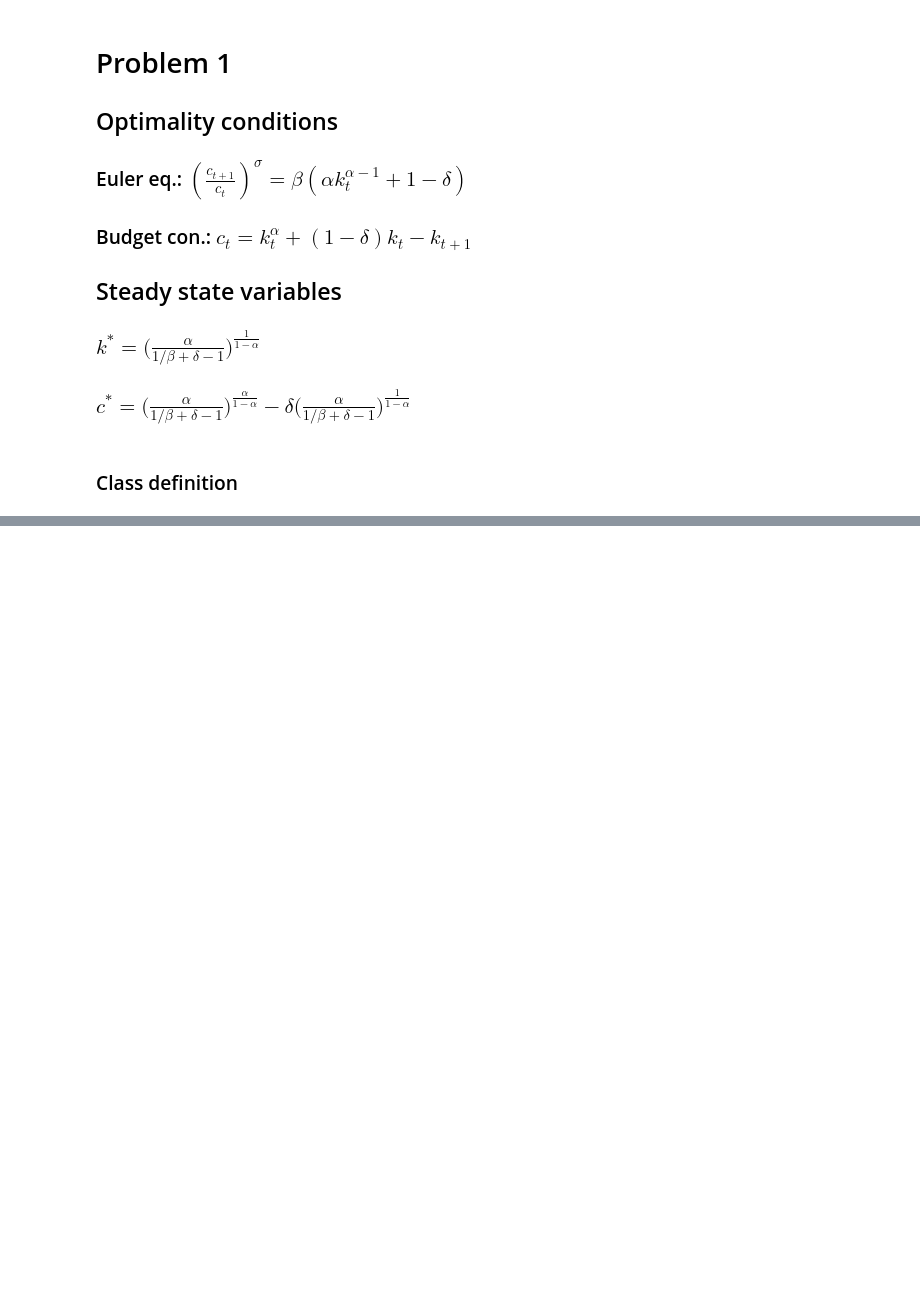
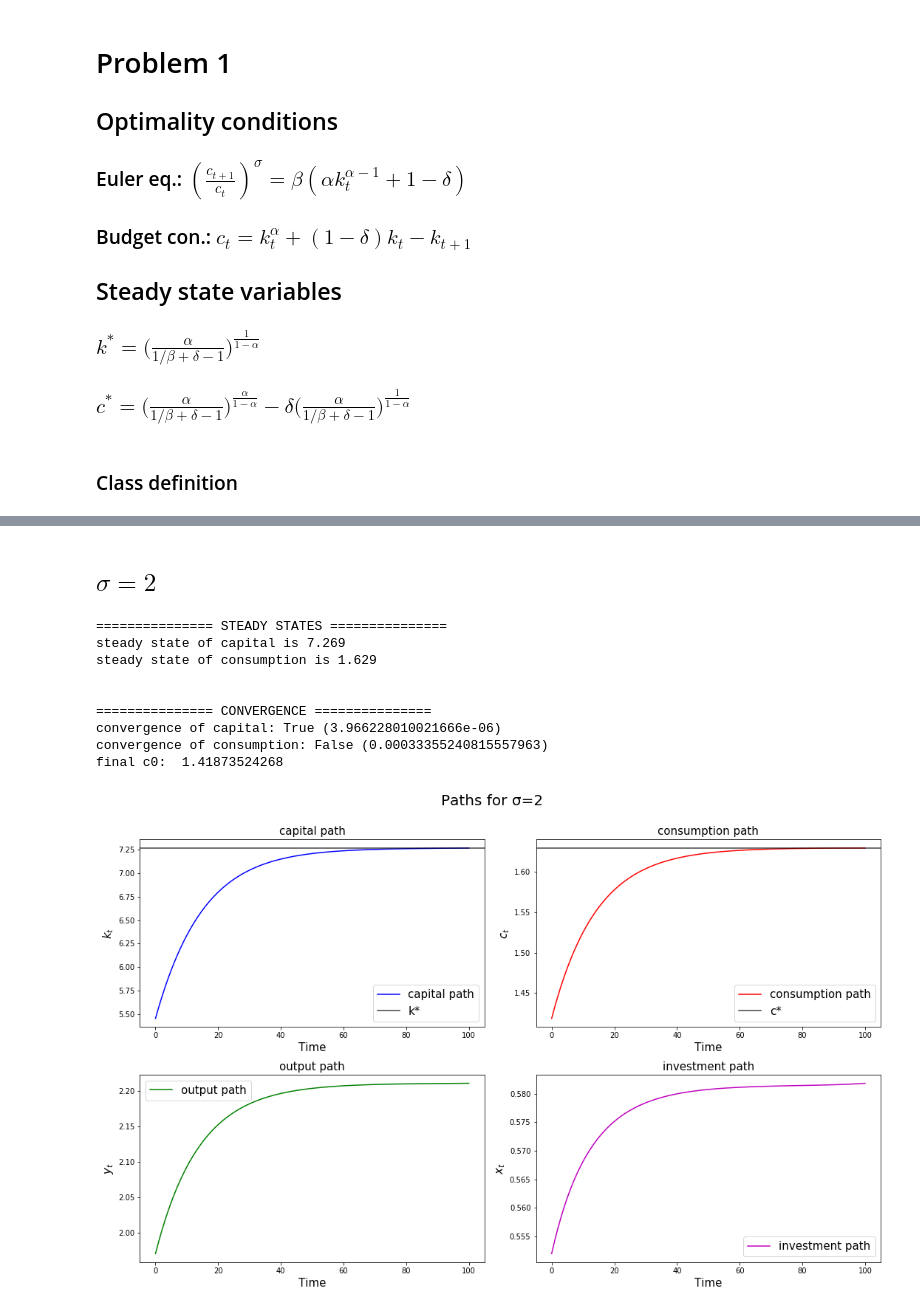
Before and after one commit to RadekDickinson/Macroeconomics_1, a Jupyter notebook: Problem_set_2.ipynb, the cells around one changed output, grey strips where cells are left out. Cells and saved outputs as stored; diff of their text form; code cells hidden in the pictures; blank space fills up the shorter version.

```diff
--- a/Problem_set_2.ipynb
+++ b/Problem_set_2.ipynb
@@ -122,0 +174,37 @@ def plot_results(mod, T=100):
+# %% [markdown]
+## $\sigma = 2$
+# %%
+mod2 = Model(σ=2)
+
+c02=Decimal(1)
+i=Decimal(1)
+
+for m in range(12):
+    for l in range(10):
+
+        diff_k, diff_c = planning_problem(mod2, c0=c02)
+
+        if diff_k < 0:
+            c02+=i
+        else:
+            c02-=i
+
+    i = i/Decimal(10)
+
+diff_k, diff_c = planning_problem(mod2, c0=c02, verbose=True)
+
+# Plot it!!!
+plot_results(mod2)
+
+# c0 = 1.4128462223490531046
+# %% [output]
+=============== STEADY STATES ===============
+steady state of capital is 7.269
+steady state of consumption is 1.629
+
+
+=============== CONVERGENCE ===============
+convergence of capital: True (3.966228010021666e-06)
+convergence of consumption: False (0.00033355240815557963)
+final c0:  1.41873524268
+[figure, added]
```
Also changed, not shown: parts of 15 cells of this notebook.
